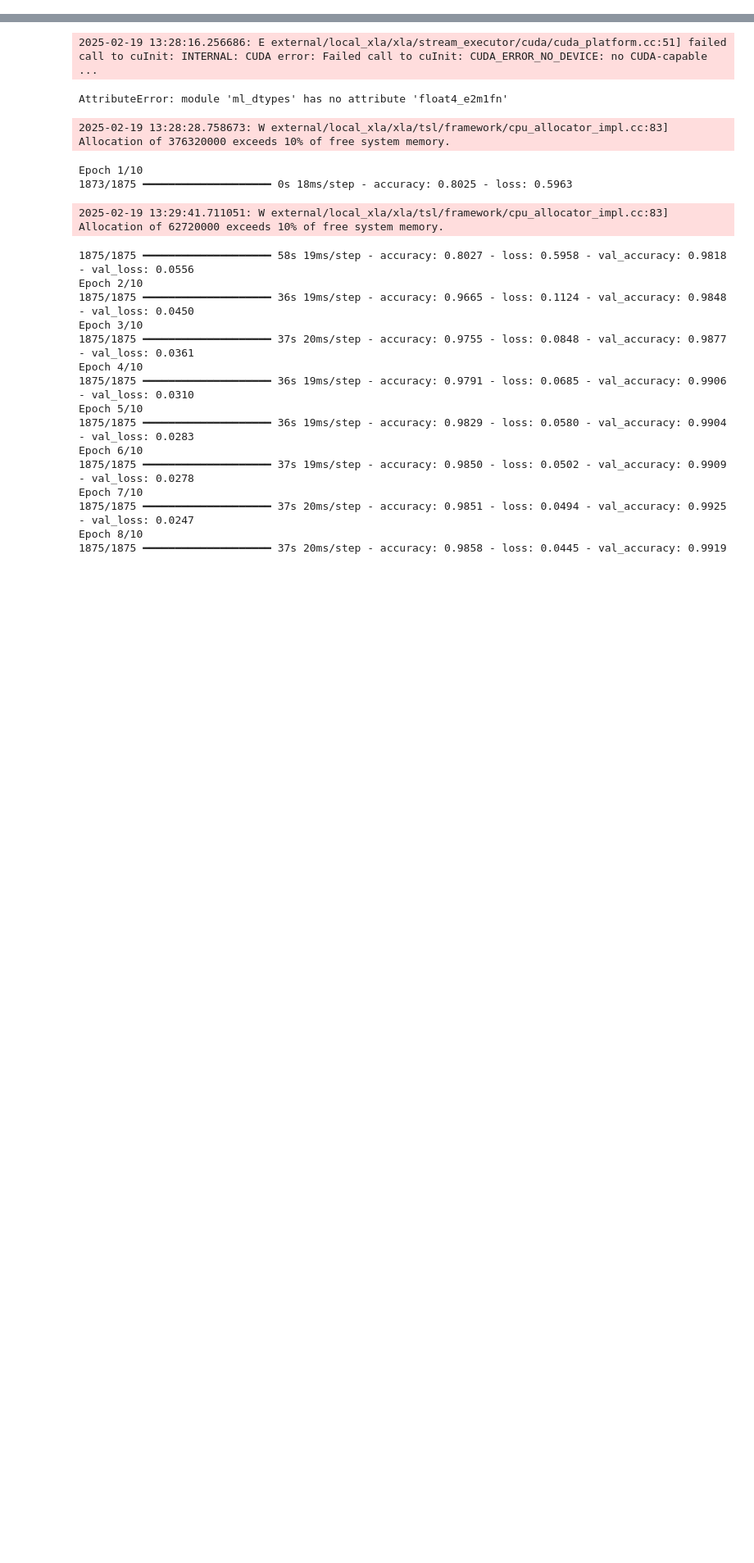
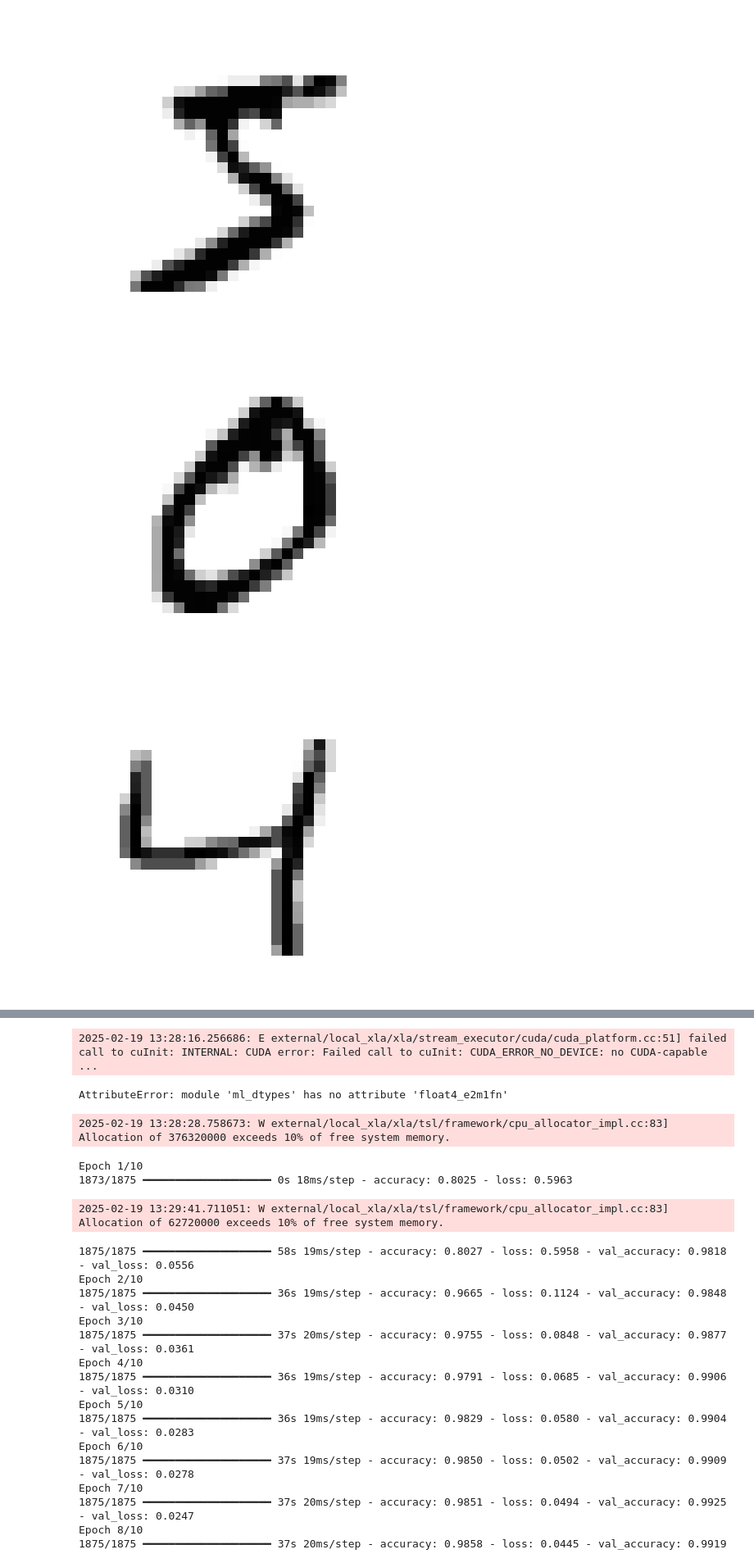
Before and after one commit to aubin-pct/Entrainement_ia, a Jupyter notebook: rendu_8/rendu_8.ipynb, the cells around one changed output, grey strips where cells are left out. Shown: that part at 82% size. Drawn from its saved outputs; the diff is of its cells as text; code cells hidden in the pictures; blank space fills up the shorter version.

```diff
--- a/rendu_8/rendu_8.ipynb
+++ b/rendu_8/rendu_8.ipynb
@@ -64,3 +62,14 @@ x_test = x_test / 255.0
 # Inversion
 x_train = 1 - x_train
 x_test = 1 - x_test
+# %%
+# Apercu dataset
+for i in range(10):
+    plt.figure()
+    plt.imshow(x_train[i], cmap="grey")
+    plt.axis('off')
+    plt.show()
+# %% [output]
+[figure, added]
+[figure, added]
+[figure, added]
```
Also changed, not shown: parts of 6 cells of this notebook, 1 other file.
